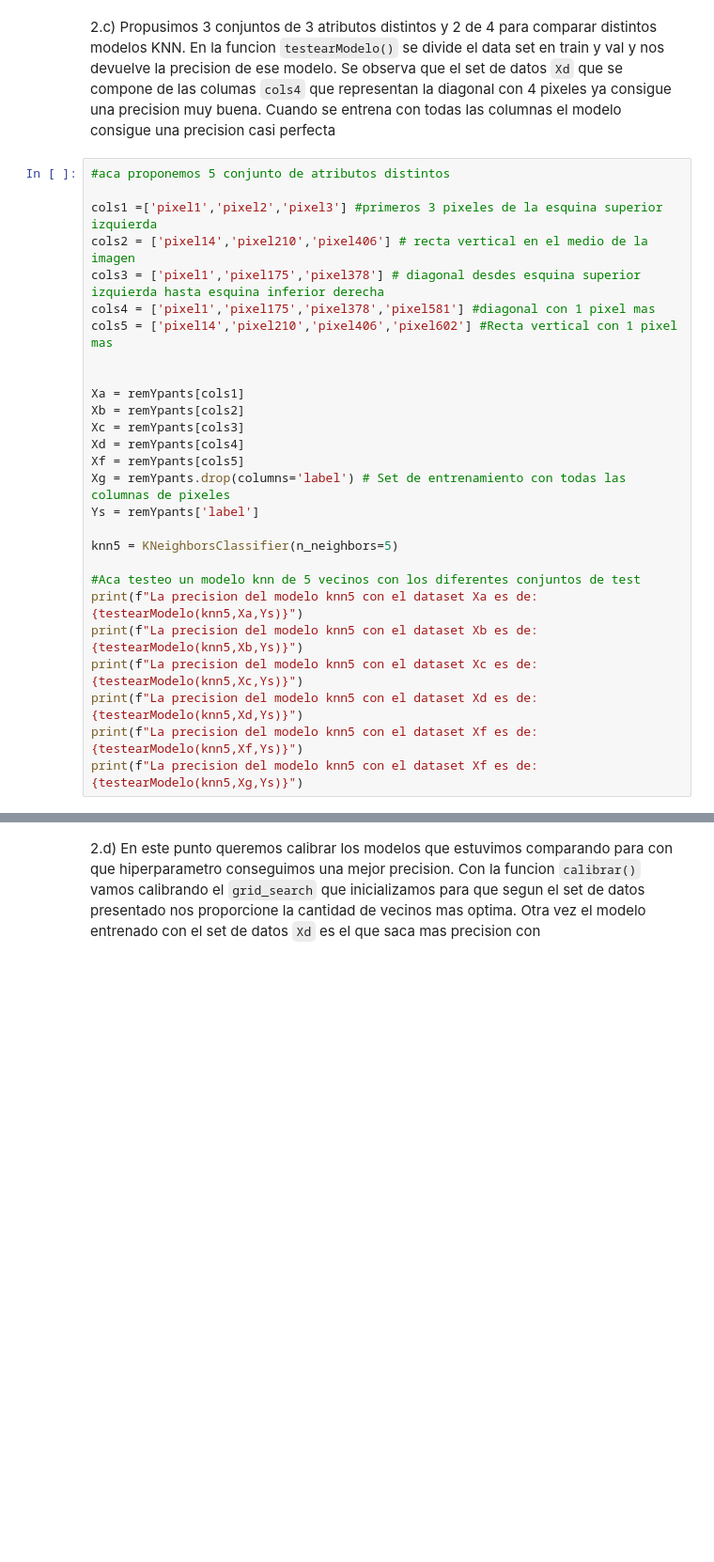
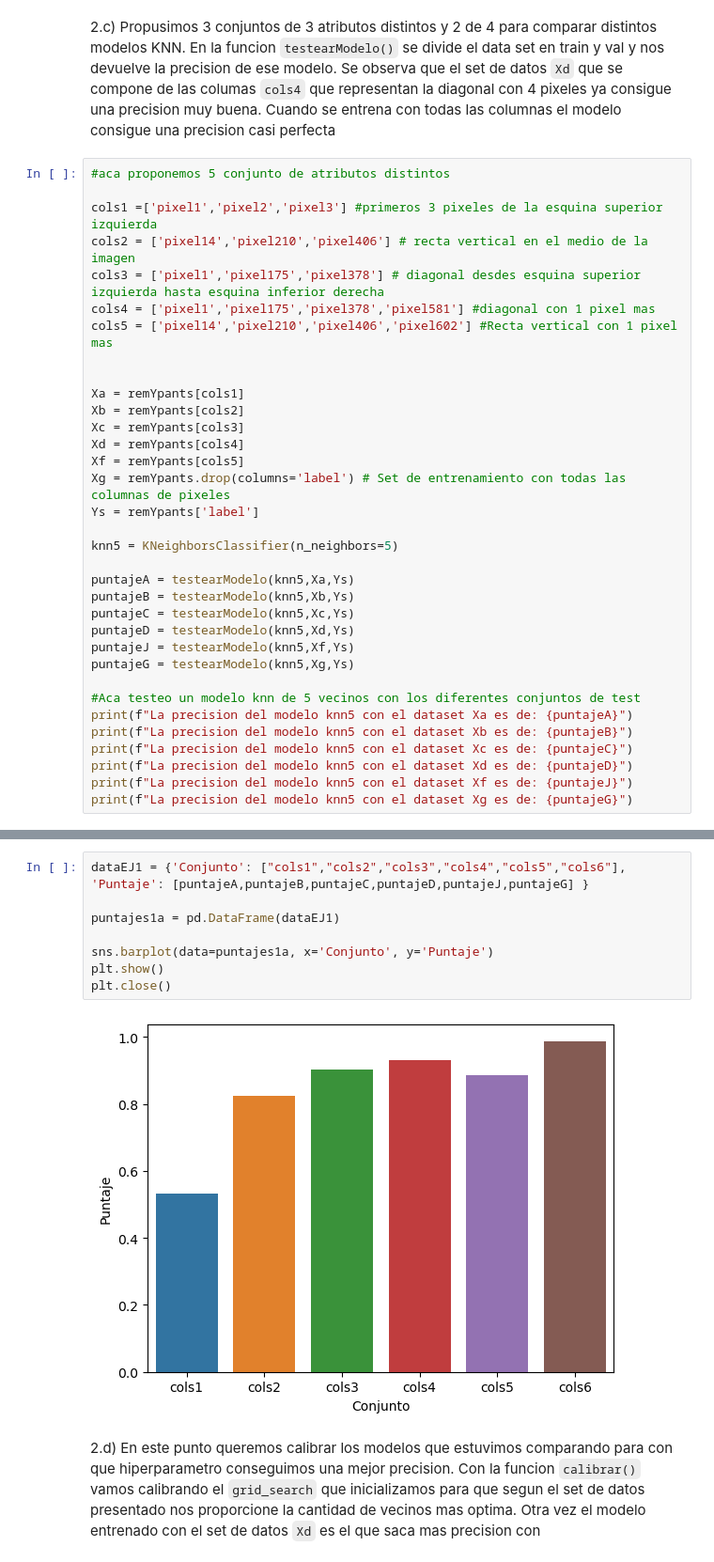
Before and after one commit to agusruss0/TP2-LDD-2C-2023, a Jupyter notebook: fashion_GLA.ipynb, the cells around one changed output, grey strips where cells are left out. Shown: that part at 94% size. Drawn from its saved outputs; the diff is of its cells as text; blank space fills up the shorter version.

```diff
--- a/fashion_GLA.ipynb
+++ b/fashion_GLA.ipynb
@@ -167,11 +167,18 @@ Ys = remYpants['label']
 
 knn5 = KNeighborsClassifier(n_neighbors=5)
 
+puntajeA = testearModelo(knn5,Xa,Ys)
+puntajeB = testearModelo(knn5,Xb,Ys)
+puntajeC = testearModelo(knn5,Xc,Ys)
+puntajeD = testearModelo(knn5,Xd,Ys)
+puntajeJ = testearModelo(knn5,Xf,Ys)
+puntajeG = testearModelo(knn5,Xg,Ys)
+
 #Aca testeo un modelo knn de 5 vecinos con los diferentes conjuntos de test
-print(f"La precision del modelo knn5 con el dataset Xa es de: {testearModelo(knn5,Xa,Ys)}")
-print(f"La precision del modelo knn5 con el dataset Xb es de: {testearModelo(knn5,Xb,Ys)}")
-print(f"La precision del modelo knn5 con el dataset Xc es de: {testearModelo(knn5,Xc,Ys)}")
-print(f"La precision del modelo knn5 con el dataset Xd es de: {testearModelo(knn5,Xd,Ys)}")
-print(f"La precision del modelo knn5 con el dataset Xf es de: {testearModelo(knn5,Xf,Ys)}")
-print(f"La precision del modelo knn5 con el dataset Xf es de: {testearModelo(knn5,Xg,Ys)}")
+print(f"La precision del modelo knn5 con el dataset Xa es de: {puntajeA}")
+print(f"La precision del modelo knn5 con el dataset Xb es de: {puntajeB}")
+print(f"La precision del modelo knn5 con el dataset Xc es de: {puntajeC}")
+print(f"La precision del modelo knn5 con el dataset Xd es de: {puntajeD}")
+print(f"La precision del modelo knn5 con el dataset Xf es de: {puntajeJ}")
+print(f"La precision del modelo knn5 con el dataset Xg es de: {puntajeG}")
 # %% [output]
@@ -184,3 +191,13 @@ La precision del modelo knn5 con el dataset Xf es de: 0.9879166666666667
+# %%
+dataEJ1 = {'Conjunto': ["cols1","cols2","cols3","cols4","cols5","cols6"], 'Puntaje': [puntajeA,puntajeB,puntajeC,puntajeD,puntajeJ,puntajeG] }
+
+puntajes1a = pd.DataFrame(dataEJ1)
+
+sns.barplot(data=puntajes1a, x='Conjunto', y='Puntaje')
+plt.show()
+plt.close()
+# %% [output]
+[figure, added]
 # %% [markdown]
 2.d) En este punto queremos calibrar los modelos que estuvimos comparando para con que hiperparametro conseguimos una mejor precision. Con la funcion `calibrar()` vamos calibrando el `grid_search` que inicializamos para que segun el set de datos presentado nos proporcione la cantidad de vecinos mas optima. Otra vez el modelo entrenado con el set de datos `Xd` es el que saca mas precision con
 # %%
```
Also changed, not shown: parts of 5 cells of this notebook.
